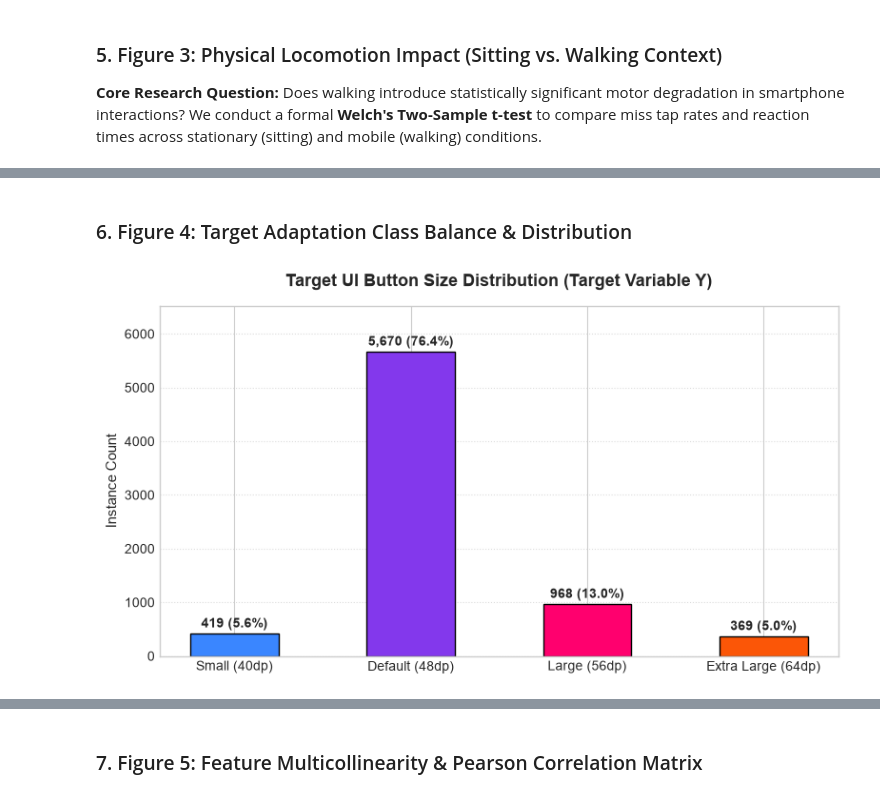
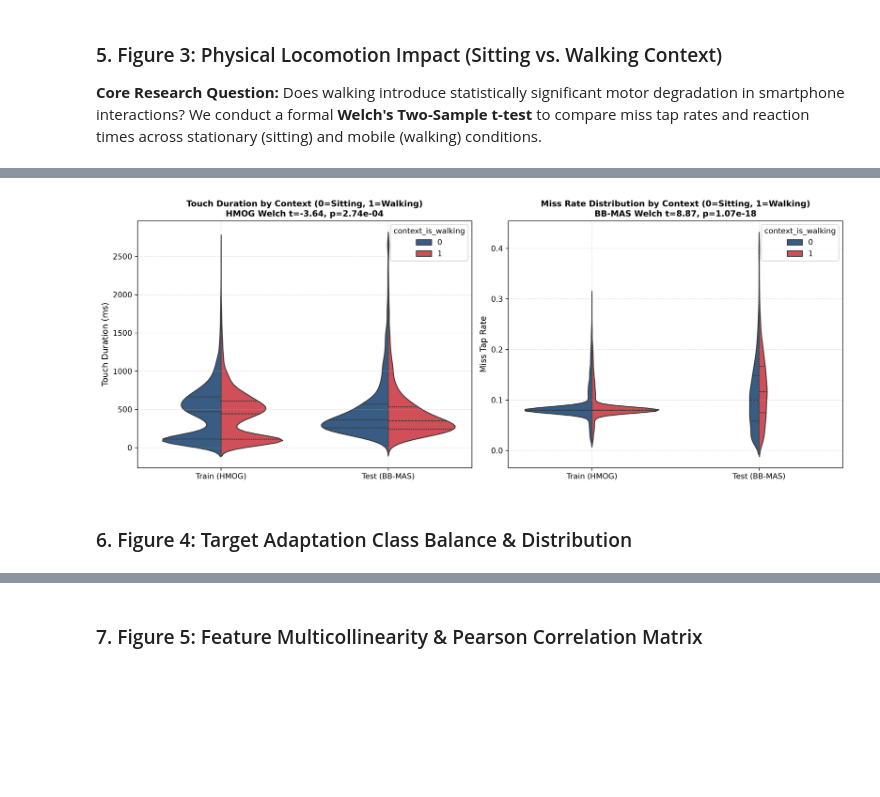
Before and after one commit to Mahedi8x/adaptive-ui-ml, a Jupyter notebook: 01_exploratory_data_analysis_eda.ipynb, the cells around one changed output, grey strips where cells are left out. Saved outputs shown, nothing was run; the diff lists cells and outputs as text; code cells hidden in the pictures; blank space fills up the shorter version.

```diff
--- a/01_exploratory_data_analysis_eda.ipynb
+++ b/01_exploratory_data_analysis_eda.ipynb
@@ -171,20 +175,36 @@ Welch t-test for Reaction Time (Walking vs Sitting): t = -8.0344, p = 1.1318e-15
+# %%
+sit_train  = df_train[df_train["context_is_walking"] == 0]["touch_duration_mean_ms"]
+walk_train = df_train[df_train["context_is_walking"] == 1]["touch_duration_mean_ms"]
+t_tr, p_tr = stats.ttest_ind(walk_train, sit_train, equal_var=False)
+
+sit_test  = df_test[df_test["context_is_walking"] == 0]["miss_rate"]
+walk_test = df_test[df_test["context_is_walking"] == 1]["miss_rate"]
+t_te, p_te = stats.ttest_ind(walk_test, sit_test, equal_var=False)
+
+fig, axes = plt.subplots(1, 2, figsize=(14, 5.5))
+
+sns.violinplot(
+    data=df, x="split", y="touch_duration_mean_ms", hue="context_is_walking",
+    split=True, inner="quartile", palette={0: "#2b5c8f", 1: "#e63946"}, ax=axes[0]
+)
+axes[0].set_title(f"Touch Duration by Context (0=Sitting, 1=Walking)\nHMOG Welch t={t_tr:.2f}, p={p_tr:.2e}", fontsize=11, fontweight="bold")
+axes[0].set_xlabel("")
+axes[0].set_ylabel("Touch Duration (ms)", fontsize=11)
+axes[0].grid(True, linestyle=":", alpha=0.6)
+
+sns.violinplot(
+    data=df, x="split", y="miss_rate", hue="context_is_walking",
+    split=True, inner="quartile", palette={0: "#2b5c8f", 1: "#e63946"}, ax=axes[1]
+)
+axes[1].set_title(f"Miss Rate Distribution by Context (0=Sitting, 1=Walking)\nBB-MAS Welch t={t_te:.2f}, p={p_te:.2e}", fontsize=11, fontweight="bold")
+axes[1].set_xlabel("")
+axes[1].set_ylabel("Miss Tap Rate", fontsize=11)
+axes[1].grid(True, linestyle=":", alpha=0.6)
+
+plt.tight_layout()
+plt.savefig(os.path.join("paper_figures", "eda", "fig3_context_impact_sitting_vs_walking.png"), dpi=300, bbox_inches="tight")
+plt.show()
+# %% [output]
+[figure, added]
 # %% [markdown]
 ### 6. Figure 4: Target Adaptation Class Balance & Distribution
-# %%
-class_counts = df['target_button_size'].value_counts().sort_index()
-labels = ['Small (40dp)', 'Default (48dp)', 'Large (56dp)', 'Extra Large (64dp)']
-
-plt.figure(figsize=(8, 4.5))
-bars = plt.bar(labels, class_counts, color=['#3a86ff', '#8338ec', '#ff006e', '#fb5607'], edgecolor='black', width=0.5)
-for bar in bars:
-    yval = bar.get_height()
-    plt.text(bar.get_x() + bar.get_width()/2.0, yval + 60, f"{yval:,} ({yval/len(df)*100:.1f}%)", ha='center', va='bottom', fontsize=10, fontweight='bold')
-
-plt.title('Target UI Button Size Distribution (Target Variable Y)', fontsize=13, fontweight='bold', pad=15)
-plt.ylabel('Instance Count', fontsize=11)
-plt.ylim(0, max(class_counts) * 1.15)
-plt.grid(axis='y', linestyle=':', alpha=0.7)
-plt.tight_layout()
-plt.show()
-# %% [output]
-[figure, removed]
```
Also changed, not shown: parts of 9 cells of this notebook, 24 other files.
